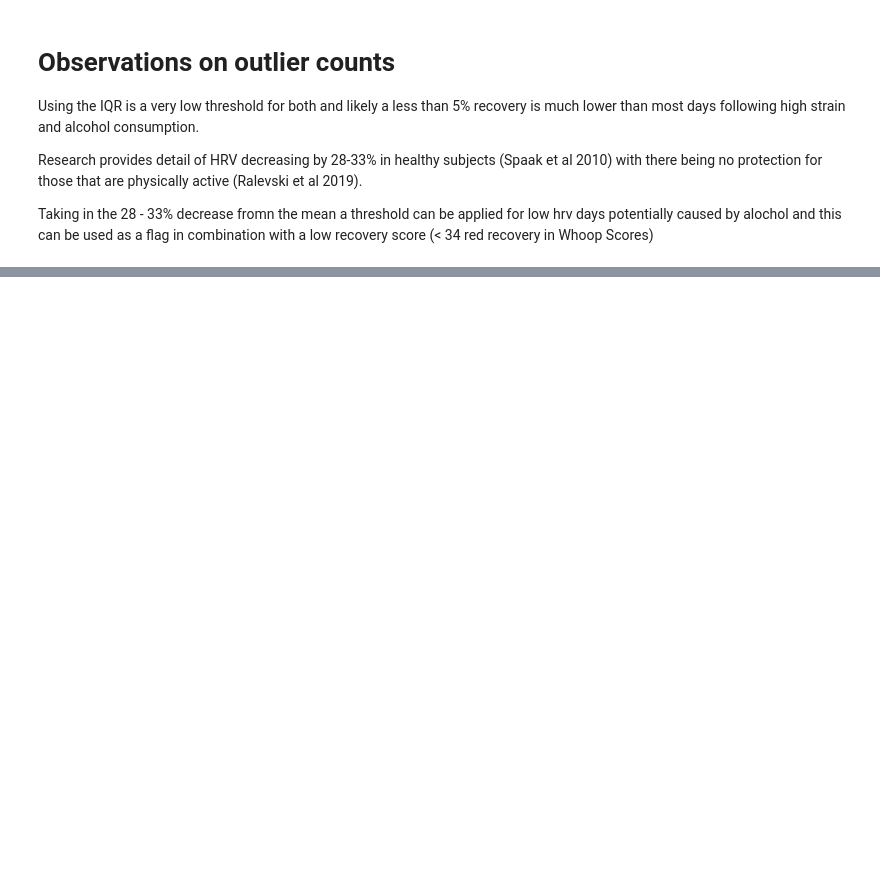
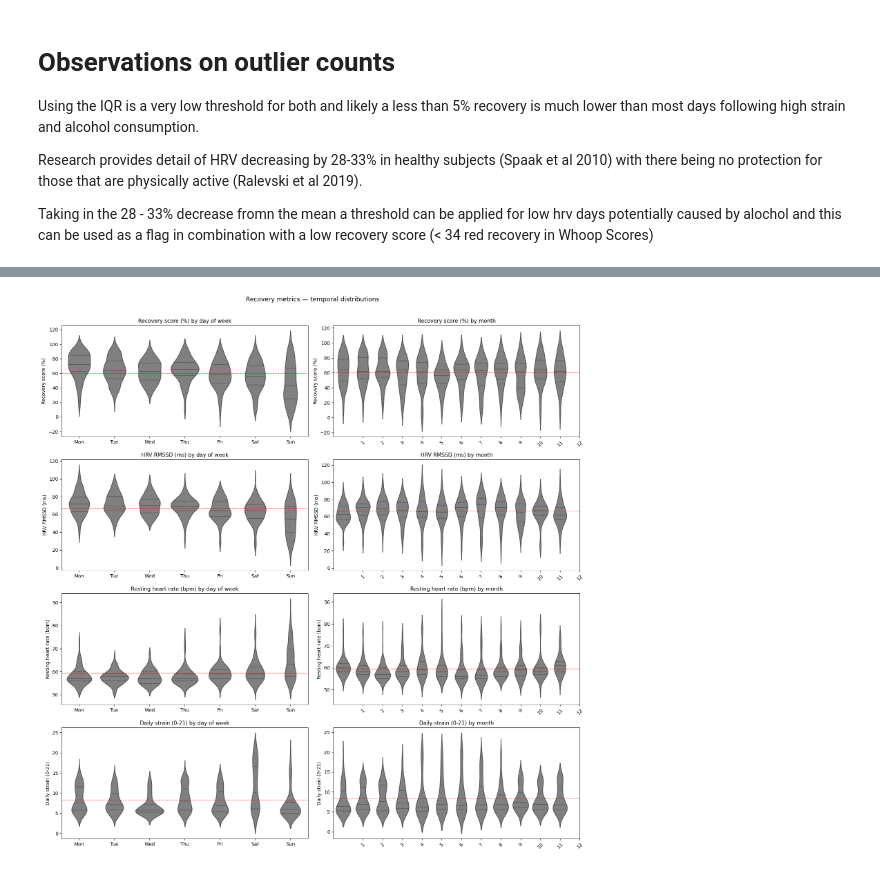
Before and after one commit to JordanPickles/whoop-recovery-predictor, a Jupyter notebook: notebooks/01_eda.ipynb, the cells around one changed output, grey strips where cells are left out. Cells and saved outputs as stored; diff of their text form; code cells hidden in the pictures; blank space fills up the shorter version.

```diff
--- a/notebooks/01_eda.ipynb
+++ b/notebooks/01_eda.ipynb
@@ -332,0 +399,56 @@ df_wrangled[df_wrangled['alcohol_consumed_flag'] == 1].head()
+# %%
+# Ensure day_of_week is extracted
+df_wrangled['day_of_week'] = pd.to_datetime(df_wrangled['date']).dt.dayofweek
+
+day_labels = ['Mon', 'Tue', 'Wed', 'Thu', 'Fri', 'Sat', 'Sun']
+
+metrics = {
+    'recovery_score': 'Recovery score (%)',
+    'hrv_rmssd_milli': 'HRV RMSSD (ms)',
+    'resting_heart_rate': 'Resting heart rate (bpm)',
+    'cycle_strain': 'Daily strain (0-21)'
+}
+
+fig, axes = plt.subplots(len(metrics), 2, figsize=(16, len(metrics) * 4))
+
+for i, (col, label) in enumerate(metrics.items()):
+
+    # Day of week violin
+    sns.violinplot(
+        data=df_wrangled,
+        x='day_of_week',
+        y=col,
+        ax=axes[i, 0],
+        inner='quartile',
+        color='gray',
+    )
+    axes[i, 0].set_xticks(range(7))
+    axes[i, 0].set_xticklabels(day_labels)
+    axes[i, 0].axhline(df_wrangled[col].mean(), color='red',
+                        linestyle='--', linewidth=1, alpha=0.7)
+    axes[i, 0].set_title(f'{label} by day of week', fontsize=11)
+    axes[i, 0].set_xlabel('')
+    axes[i, 0].set_ylabel(label)
+
+    # Month violin
+    sns.violinplot(
+        data=df_wrangled,
+        x='month',
+        y=col,
+        ax=axes[i, 1],
+        inner='quartile',
+        color='gray',
+    )
+    axes[i, 1].set_xticks(range(1, 13))
+    axes[i, 1].set_xticklabels(df_wrangled['month'].unique(), rotation=45)
+    axes[i, 1].axhline(df_wrangled[col].mean(), color='red',
+                        linestyle='--', linewidth=1, alpha=0.7)
+    axes[i, 1].set_title(f'{label} by month', fontsize=11)
+    axes[i, 1].set_xlabel('')
+    axes[i, 1].set_ylabel(label)
+
+plt.suptitle('Recovery metrics — temporal distributions', fontsize=13, y=1.01)
+plt.tight_layout()
+plt.show()
+# %% [output]
+[figure, added]
```
Also changed, not shown: parts of 9 cells of this notebook.
